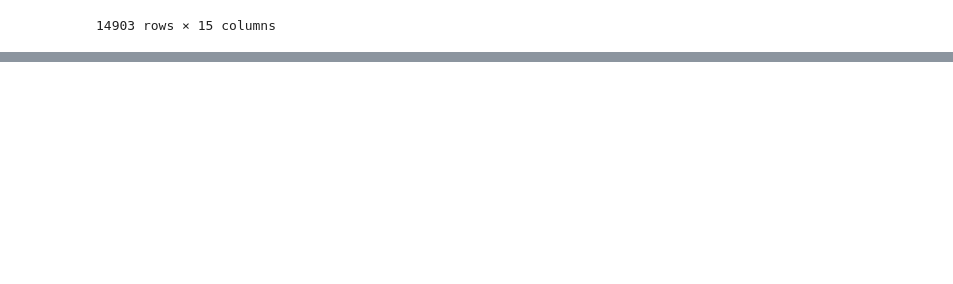
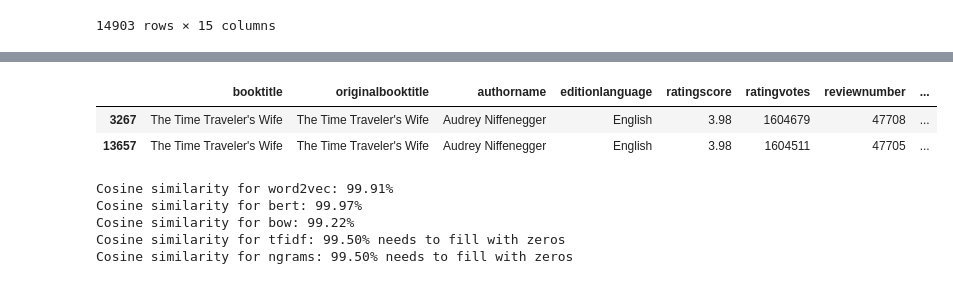
Before and after one commit to onursercanyilmaz/recommendedreads, a Jupyter notebook: data/2-recommended-reads.ipynb, the cells around one changed output, grey strips where cells are left out. Cells and saved outputs as stored; diff of their text form; code cells hidden in the pictures; blank space fills up the shorter version.

Commit message:
Kaggle Notebook | #2 recommended reads - conversion of data to num | Version 4

```diff
--- a/data/2-recommended-reads.ipynb
+++ b/data/2-recommended-reads.ipynb
@@ -84,0 +128,13 @@ plt.show()
+# %%
+from sklearn.feature_extraction.text import TfidfVectorizer
+
+# Öncelikle TfidfVectorizer sınıfını tanımlayın
+vectorizer = TfidfVectorizer(stop_words='english')
+
+# Her bir belge için TF-IDF vektörlerini hesaplayan bir işlev tanımlayın
+def calculate_tfidf(words):
+    vectors = vectorizer.fit_transform(words)
+    return vectors.mean(axis=0)
+
+# Her bir belge için kelime vektörlerini hesaplayın ve bunları yeni bir sütuna ekleyin
+df['tfidf'] = df['tokenizeddata'].apply(calculate_tfidf)
@@ -84,0 +143,10 @@ plt.show()
+# %%
+# BOW için untokenized data kullanılır
+data = df['untokenizeddata']
+
+# Daha sonra CountVectorizer eğitilir
+vectorizer = CountVectorizer()
+X = vectorizer.fit_transform(data)
+
+# Her bir belge için kelime sayımı vektörleri hesaplanır
+df['bow'] = list(X.toarray())
@@ -84,0 +155,15 @@ plt.show()
+# %%
+# Öncelikle BERT modelini ve tokenizer'ını yükleyin
+tokenizer = BertTokenizer.from_pretrained('bert-base-uncased')
+model = BertModel.from_pretrained('bert-base-uncased')
+
+# Daha sonra her bir kelime listesi için vektörleri hesaplayın
+def calculate_bert_embeddings(words):
+    input_ids = tokenizer.encode(words, return_tensors='pt')
+    with torch.no_grad():
+        outputs = model(input_ids)
+    last_hidden_state = outputs[0]
+    embeddings = torch.mean(last_hidden_state[0], dim=0)
+    return embeddings.numpy()
+
+df['bert_embeddings'] = df['tokenizeddata'].apply(calculate_bert_embeddings)
@@ -84,0 +174,37 @@ plt.show()
+# %%
+df[df["booktitle"] == "The Time Traveler's Wife"]
+# %% [output]
+|  | booktitle | originalbooktitle | authorname | editionlanguage | ratingscore | ratingvotes | reviewnumber | ... |
+| 3267 | The Time Traveler's Wife | The Time Traveler's Wife | Audrey Niffenegger | English | 3.98 | 1604679 | 47708 | ... |
+| 13657 | The Time Traveler's Wife | The Time Traveler's Wife | Audrey Niffenegger | English | 3.98 | 1604511 | 47705 | ... |
+# %%
+from sklearn.metrics.pairwise import cosine_similarity
+import numpy as np
+
+
+
+# calculate cosine similarity
+similarity1 = cosine_similarity(df["word2vec"][3267].reshape(1, -1), df["word2vec"][13657].reshape(1, -1))
+similarity2 = cosine_similarity(df["bert_embeddings"][3267].reshape(1, -1), df["bert_embeddings"][13657].reshape(1, -1))
+similarity3 = cosine_similarity(df["bow"][3267].reshape(1, -1), df["bow"][13657].reshape(1, -1))
+
+# assuming df["tfidf"][13657] is the matrix with fewer columns
+newtfidf = np.hstack((df["tfidf"][13657], np.zeros((1, 1))))
+newngram = np.hstack((df["ngrams"][13657], np.zeros((1, 1))))
+# now new_matrix and df["tfidf"][3267] should have the same shape
+
+similarity4 = cosine_similarity(np.asarray(df["tfidf"][3267]).reshape(1, -1), np.asarray(newtfidf).reshape(1, -1))
+similarity5 = cosine_similarity(np.asarray(df["ngrams"][3267]).reshape(1, -1), np.asarray(newngram).reshape(1, -1))
+
+# print similarity percentage
+print(f"Cosine similarity for word2vec: {similarity1[0][0] * 100:.2f}%")
+print(f"Cosine similarity for bert: {similarity2[0][0] * 100:.2f}%")
+print(f"Cosine similarity for bow: {similarity3[0][0] * 100:.2f}%")
+print(f"Cosine similarity for tfidf: {similarity4[0][0] * 100:.2f}% needs to fill with zeros")
+print(f"Cosine similarity for ngrams: {similarity5[0][0] * 100:.2f}% needs to fill with zeros")
+# %% [output]
+Cosine similarity for word2vec: 99.91%
+Cosine similarity for bert: 99.97%
+Cosine similarity for bow: 99.22%
+Cosine similarity for tfidf: 99.50% needs to fill with zeros
+Cosine similarity for ngrams: 99.50% needs to fill with zeros
```
Also changed, not shown: parts of 16 cells of this notebook.
